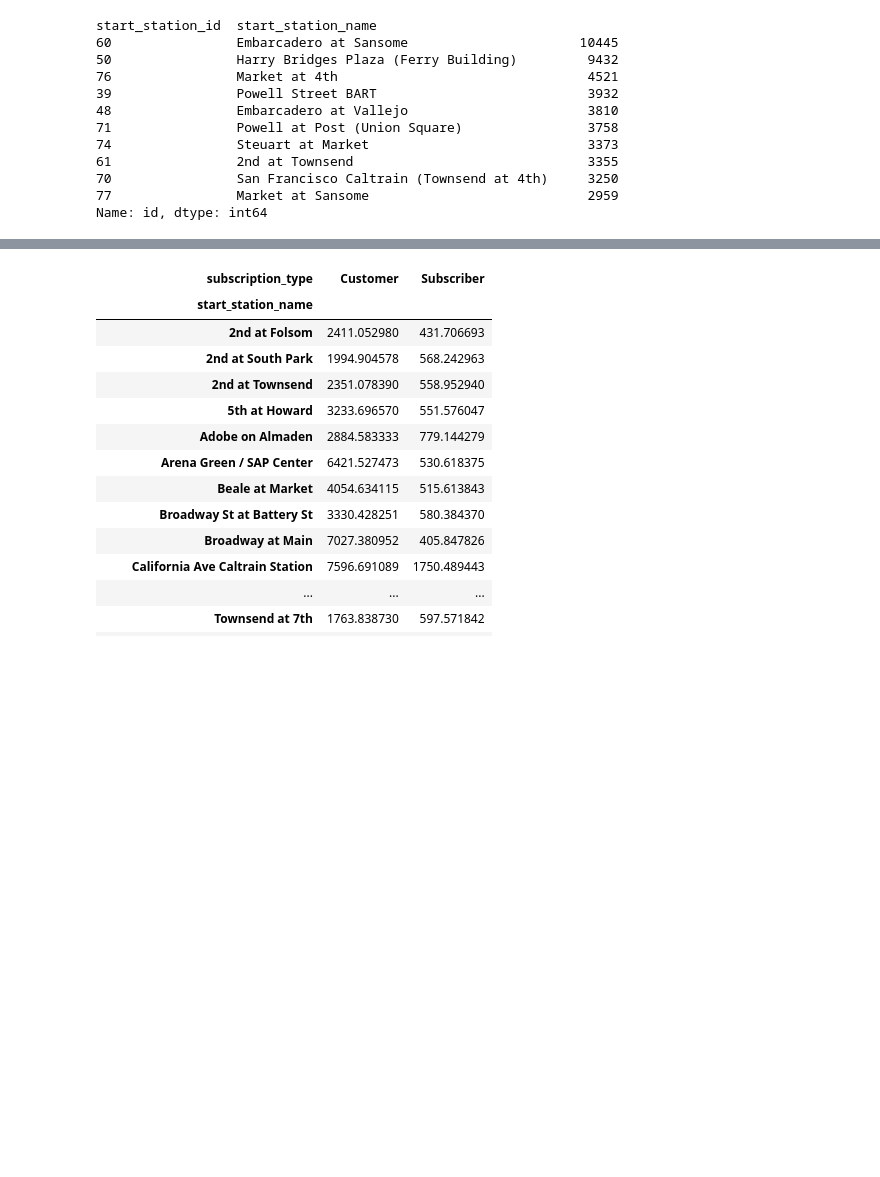
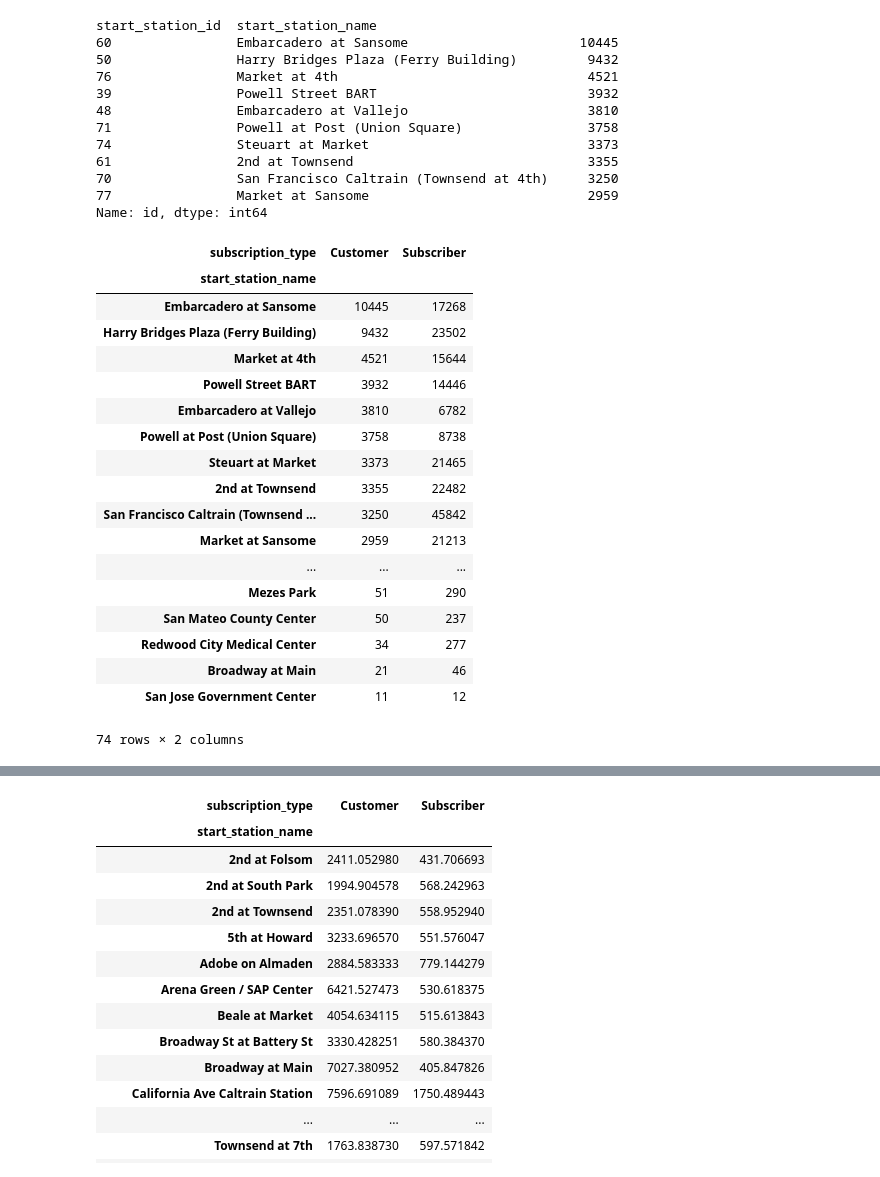
Before and after one commit to blindseth/dadata, a Jupyter notebook: SFBikeShare/derailleur.ipynb, the cells around one changed output, grey strips where cells are left out. Cells and saved outputs as stored; diff of their text form; code cells hidden in the pictures; blank space fills up the shorter version.

```diff
--- a/SFBikeShare/derailleur.ipynb
+++ b/SFBikeShare/derailleur.ipynb
@@ -115,0 +116,24 @@ Name: id, dtype: int64
+# %%
+# altogether now. trip count by most popular *customer* starting stations
+
+df_trip.pivot_table('id', index='start_station_name',columns='subscription_type', aggfunc='count').sort_values('Customer', ascending=False)
+# %% [output]
+| subscription_type | Customer | Subscriber |
+| start_station_name |  |  |
+| Embarcadero at Sansome | 10445 | 17268 |
+| Harry Bridges Plaza (Ferry Building) | 9432 | 23502 |
+| Market at 4th | 4521 | 15644 |
+| Powell Street BART | 3932 | 14446 |
+| Embarcadero at Vallejo | 3810 | 6782 |
+| Powell at Post (Union Square) | 3758 | 8738 |
+| Steuart at Market | 3373 | 21465 |
+| 2nd at Townsend | 3355 | 22482 |
+| San Francisco Caltrain (Townsend ... | 3250 | 45842 |
+| Market at Sansome | 2959 | 21213 |
+| ... | ... | ... |
+| Mezes Park | 51 | 290 |
+| San Mateo County Center | 50 | 237 |
+| Redwood City Medical Center | 34 | 277 |
+| Broadway at Main | 21 | 46 |
+| San Jose Government Center | 11 | 12 |
+74 rows × 2 columns
```
Also changed, not shown: parts of 10 cells of this notebook.
